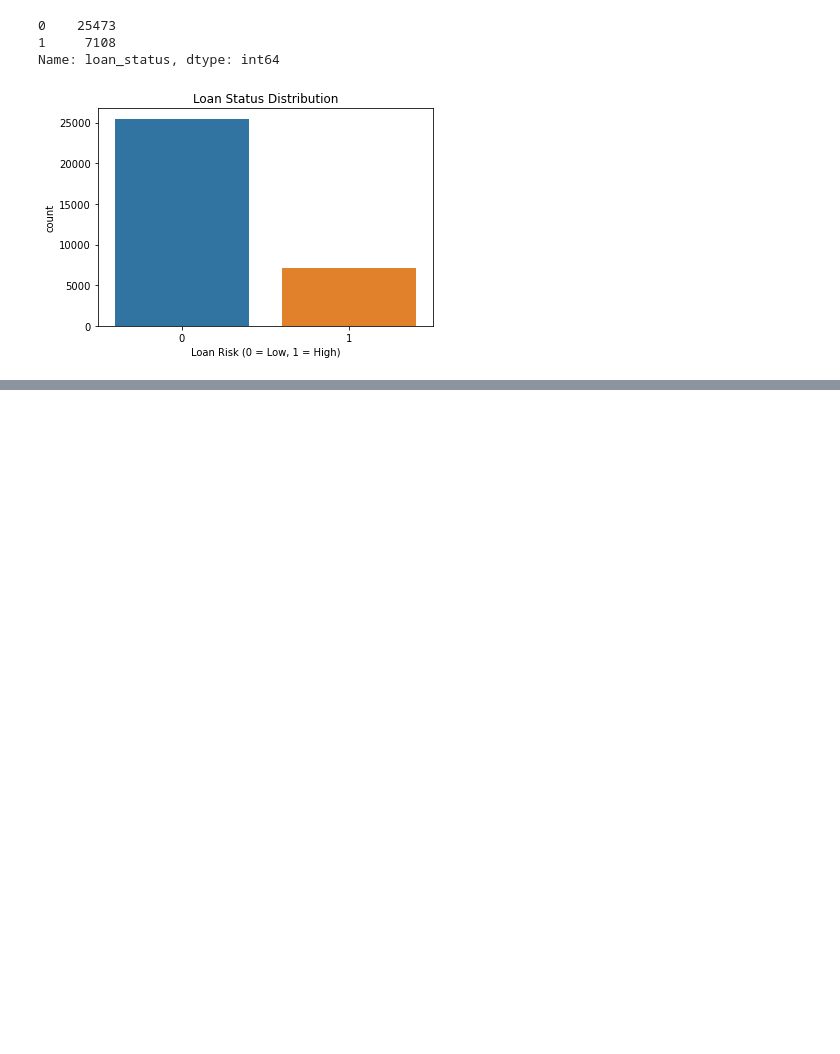
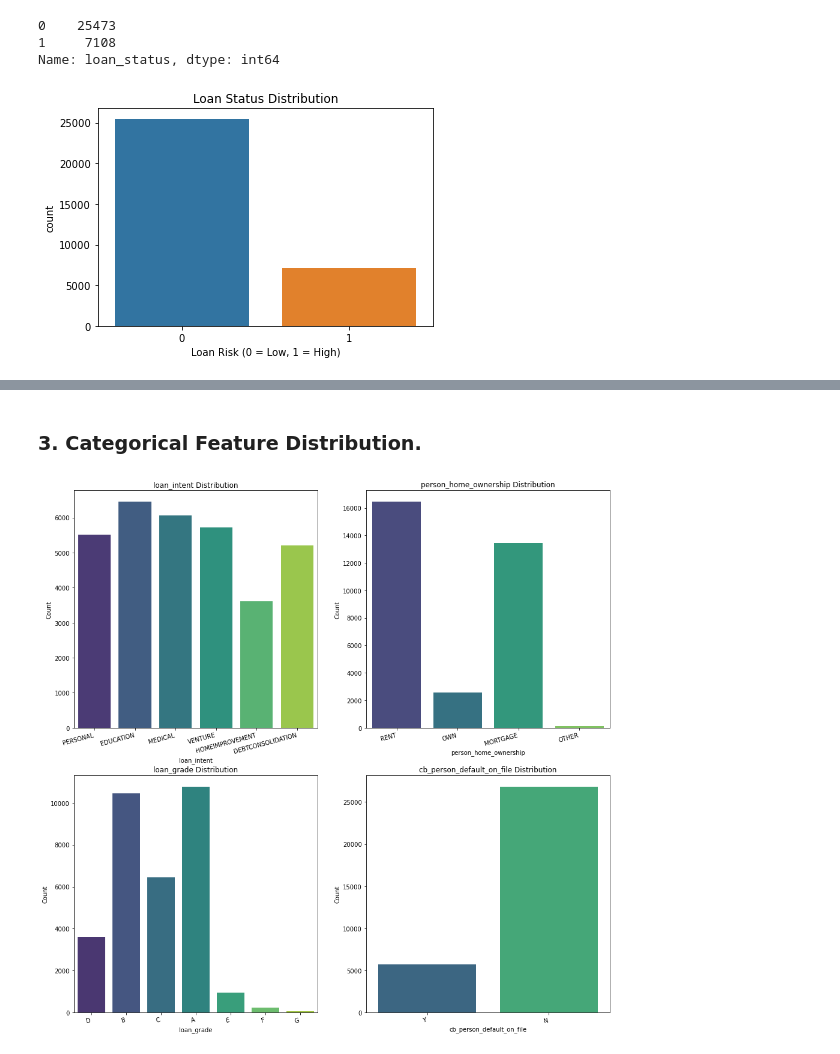
Before and after one commit to EricMetobo/Credit-Risk-Classification-with-Machine-Learning, a Jupyter notebook: credit_risk_Classification_with_Machine_learning.ipynb, the cells around one changed output, grey strips where cells are left out. Saved outputs shown, nothing was run; the diff lists cells and outputs as text; code cells hidden in the pictures; blank space fills up the shorter version.

Commit message:
completed data exploration

```diff
--- a/credit_risk_Classification_with_Machine_learning.ipynb
+++ b/credit_risk_Classification_with_Machine_learning.ipynb
@@ -181,0 +267,15 @@ plt.show()
+# %% [markdown]
+### 3. Categorical Feature Distribution.
+# %%
+#List of columns with categorical data
+categorical_features = ['loan_intent', 'person_home_ownership','loan_grade', 'cb_person_default_on_file']
+fig, axes = plt.subplots(2,2, figsize=(16, 16))
+for i, feature in enumerate(categorical_features):
+    sns.countplot(x=feature, data=df, ax=axes[i//2, i%2], palette='viridis')
+    axes[i//2, i%2].set_title(f"{feature} Distribution")
+    axes[i//2, i%2].set_xlabel(feature)
+    axes[i//2, i%2].set_ylabel("Count")
+# rotate x labels for better readability
+    plt.setp(axes[i//2, i%2].xaxis.get_majorticklabels(), rotation=15, ha='right')
+# %% [output]
+[figure, added]
```
Also changed, not shown: parts of 23 cells of this notebook.
